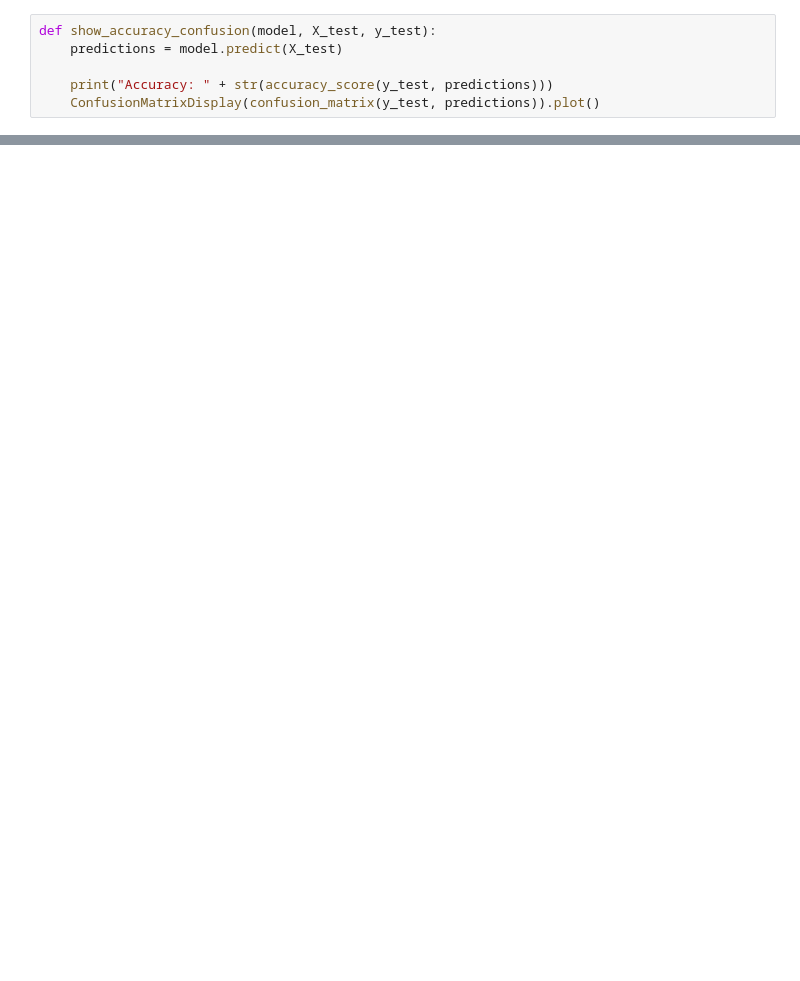
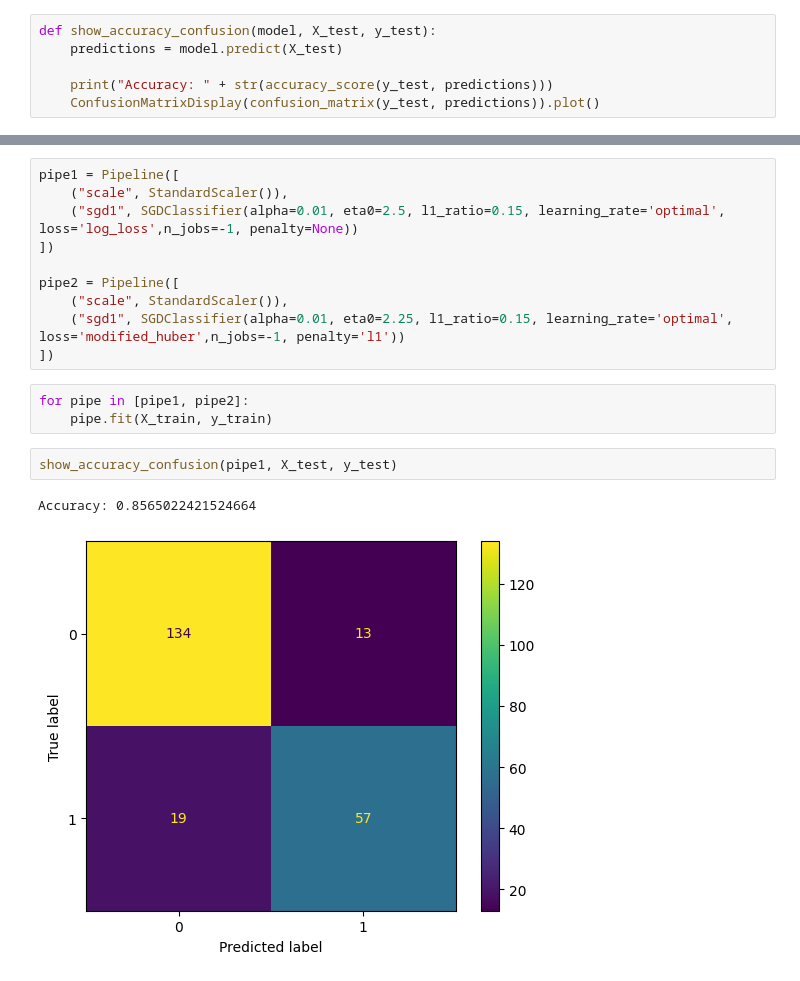
Before and after one commit to kasvoy/KaggleLearning, a Jupyter notebook: titanic/titanic.ipynb, the cells around one changed output, grey strips where cells are left out. Saved outputs shown, nothing was run; the diff lists cells and outputs as text; blank space fills up the shorter version.

```diff
--- a/titanic/titanic.ipynb
+++ b/titanic/titanic.ipynb
@@ -163,0 +158,18 @@ Accuracy: 0.7761194029850746
+# %%
+pipe1 = Pipeline([
+    ("scale", StandardScaler()),
+    ("sgd1", SGDClassifier(alpha=0.01, eta0=2.5, l1_ratio=0.15, learning_rate='optimal', loss='log_loss',n_jobs=-1, penalty=None))
+])
+
+pipe2 = Pipeline([
+    ("scale", StandardScaler()),
+    ("sgd1", SGDClassifier(alpha=0.01, eta0=2.25, l1_ratio=0.15, learning_rate='optimal', loss='modified_huber',n_jobs=-1, penalty='l1'))
+])
+# %%
+for pipe in [pipe1, pipe2]:
+    pipe.fit(X_train, y_train)
+# %%
+show_accuracy_confusion(pipe1, X_test, y_test)
+# %% [output]
+Accuracy: 0.8565022421524664
+[figure, added]
```
Also changed, not shown: parts of 21 cells of this notebook.
